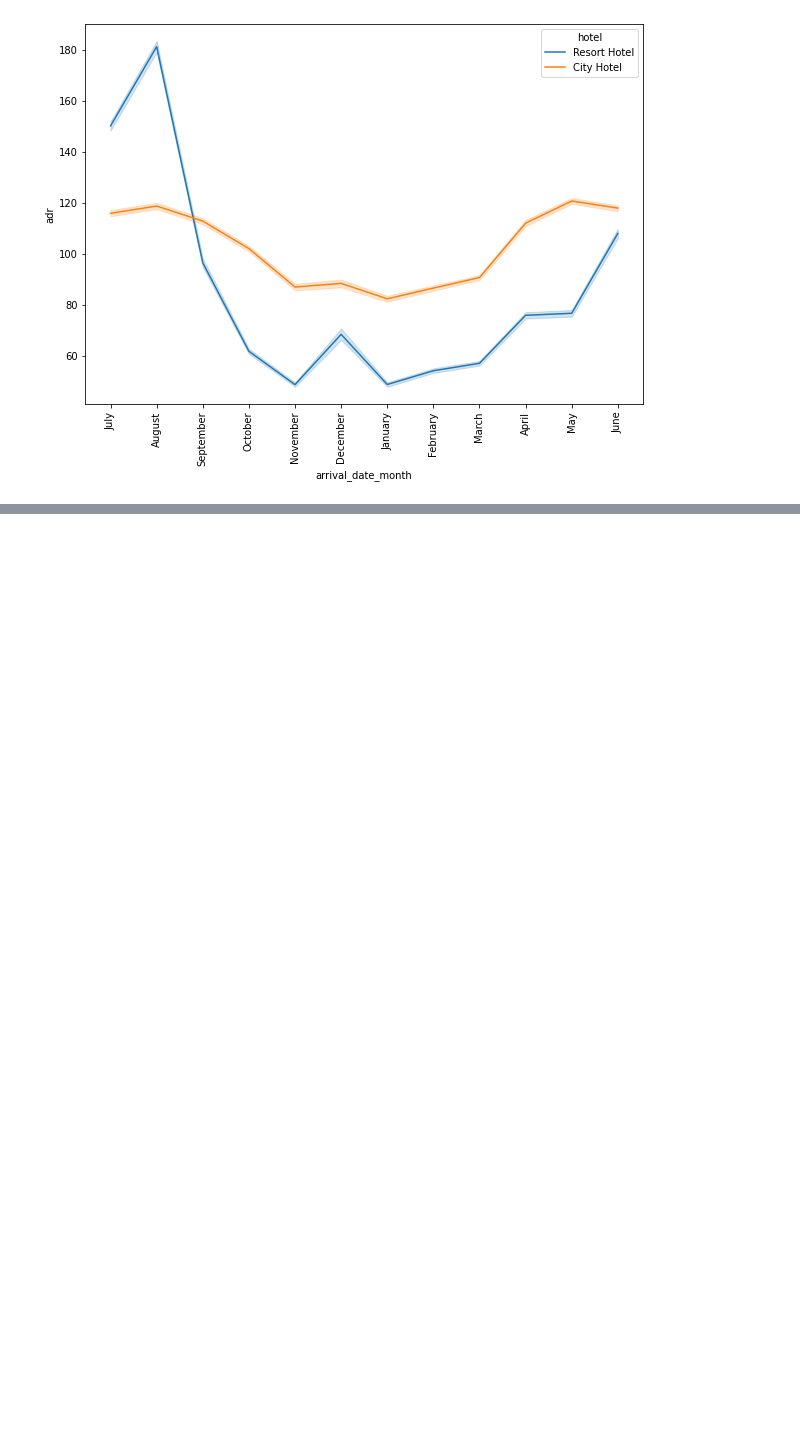
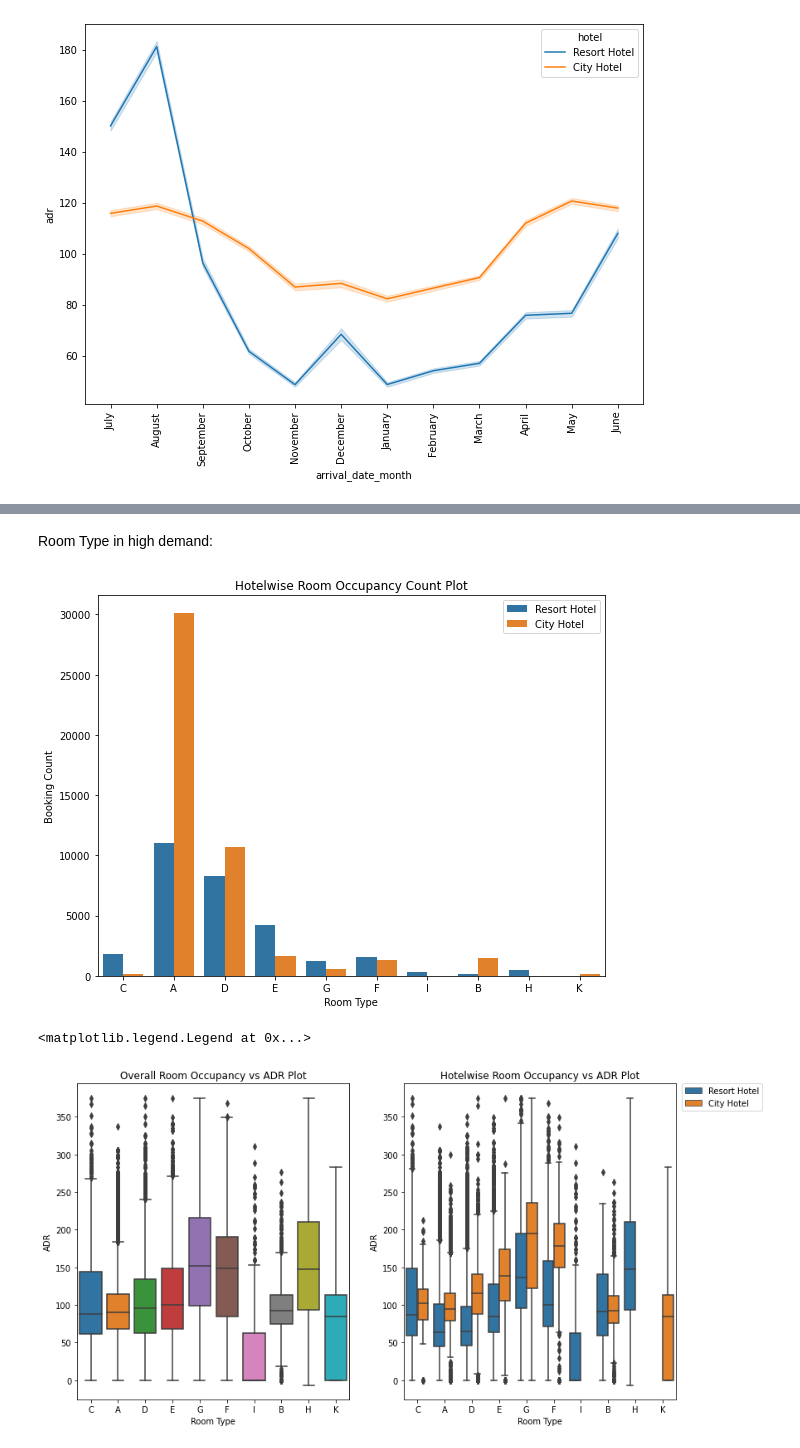
Before and after one commit to V-dit/EDA-hotel-booking-analysis, a Jupyter notebook: Hotel_Booking_Analysis_Final_File.ipynb, the cells around one changed output, grey strips where cells are left out. Saved outputs shown, nothing was run; the diff lists cells and outputs as text; code cells hidden in the pictures; blank space fills up the shorter version.

```diff
--- a/Hotel_Booking_Analysis_Final_File.ipynb
+++ b/Hotel_Booking_Analysis_Final_File.ipynb
@@ -765,0 +788,18 @@ adr_2017 = sns.barplot(data = data_2017[['arrival_date_year','arrival_date_month
+# %% [markdown]
+Room Type in high demand:
+# %%
+# Room Type
+plt.rcParams['figure.figsize'] = 20,7
+plt.subplot(1,2,1)
+countplot(data = df, x='assigned_room_type', hue='hotel', title = 'Hotelwise Room Occupancy Count Plot', x_label = 'Room Type', y_label = 'Booking Count', rotate = 0)
+
+plt.subplot(1,3,2)
+room_vs_adr_plot = sns.boxplot(data = df, x='assigned_room_type', y = 'adr').set(title = 'Overall Room Occupancy vs ADR Plot', xlabel ='Room Type', ylabel ='ADR')
+
+plt.subplot(1,3,3)
+room_vs_adr_plot = sns.boxplot(data = df, x='assigned_room_type', y = 'adr', hue='hotel').set(title = 'Hotelwise Room Occupancy vs ADR Plot', xlabel ='Room Type', ylabel ='ADR')
+plt.legend(bbox_to_anchor=(1.02, 1), loc='upper left', borderaxespad=0)
+# %% [output]
+[figure, added]
+<matplotlib.legend.Legend at 0x...>
+[figure, added]
```
Also changed, not shown: parts of 7 cells of this notebook.
